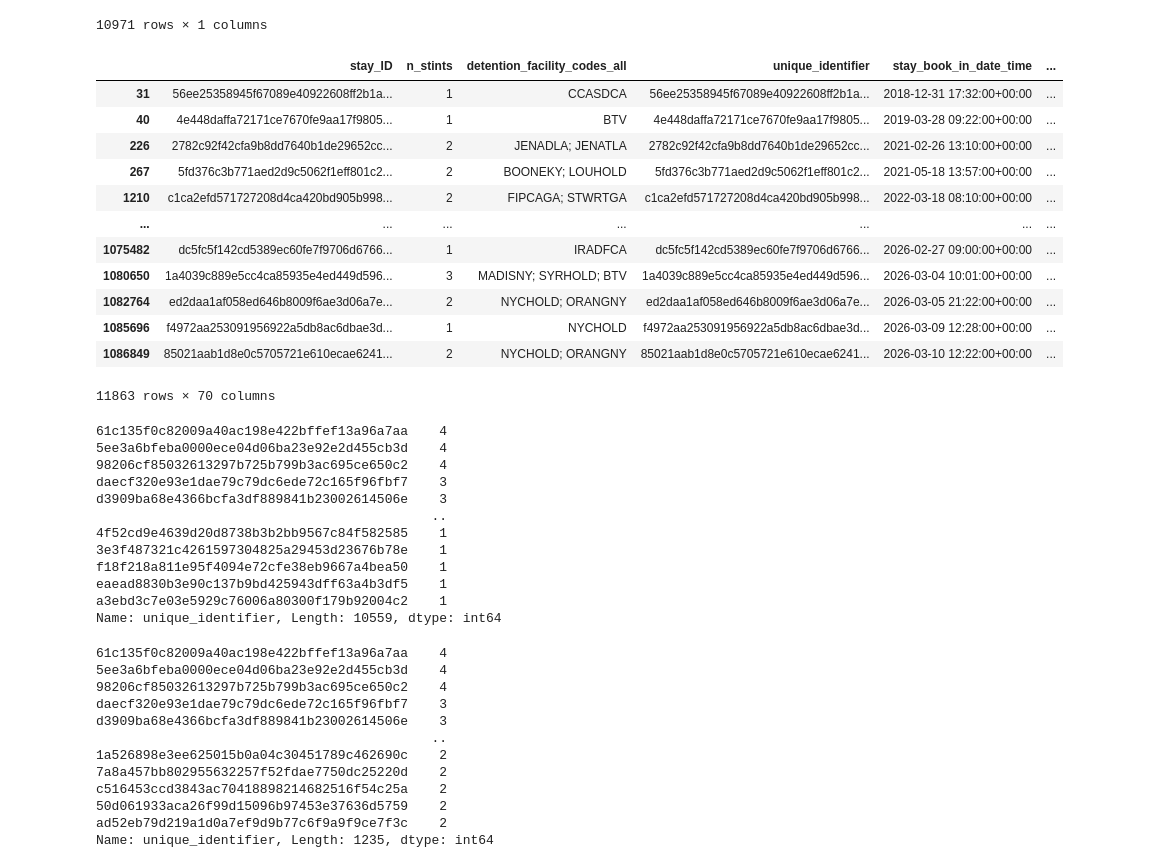
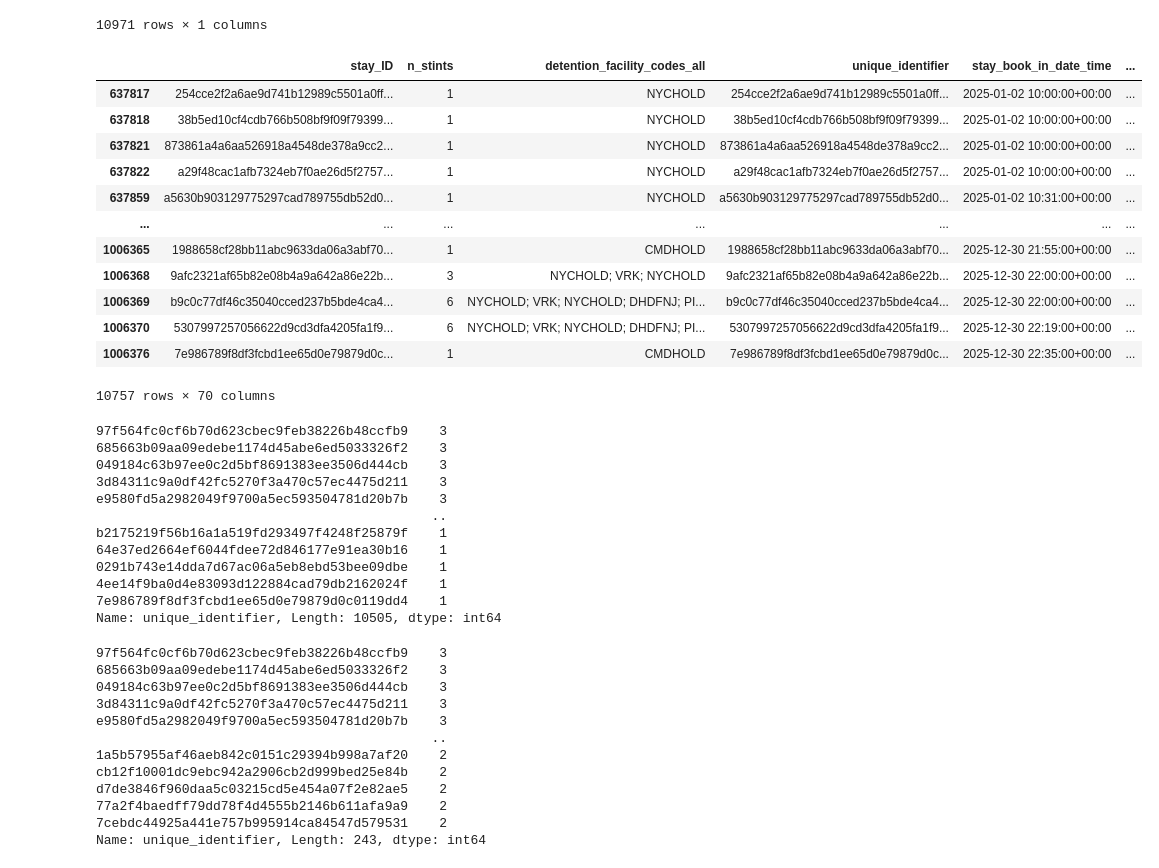
Before and after one commit to sajinashresthacoding/ICEpresense-CapitalRegion, a Jupyter notebook: ICE processed detentions.ipynb, the cells around one changed output. Saved outputs shown, nothing was run; the diff lists cells and outputs as text; code cells hidden in the pictures.

```diff
--- a/ICE processed detentions.ipynb
+++ b/ICE processed detentions.ipynb
@@ -71,19 +71,19 @@ dfArrestIDs
 # %%
 #Now to sue the arrests identifier to only pull the detentions for arrests made in ny
 
-filtered_detentions = df[df['unique_identifier'].isin(dfArrestIDs['unique_identifier'])]
+filtered_detentions = dfDetentions[dfDetentions['unique_identifier'].isin(dfArrestIDs['unique_identifier'])]
 filtered_detentions
 # %% [output]
 |  | stay_ID | n_stints | detention_facility_codes_all | unique_identifier | stay_book_in_date_time | ... |
-| 31 | 56ee25358945f67089e40922608ff2b1a... | 1 | CCASDCA | 56ee25358945f67089e40922608ff2b1a... | 2018-12-31 17:32:00+00:00 | ... |
-| 40 | 4e448daffa72171ce7670fe9aa17f9805... | 1 | BTV | 4e448daffa72171ce7670fe9aa17f9805... | 2019-03-28 09:22:00+00:00 | ... |
-| 226 | 2782c92f42cfa9b8dd7640b1de29652cc... | 2 | JENADLA; JENATLA | 2782c92f42cfa9b8dd7640b1de29652cc... | 2021-02-26 13:10:00+00:00 | ... |
-| 267 | 5fd376c3b771aed2d9c5062f1eff801c2... | 2 | BOONEKY; LOUHOLD | 5fd376c3b771aed2d9c5062f1eff801c2... | 2021-05-18 13:57:00+00:00 | ... |
-| 1210 | c1ca2efd571727208d4ca420bd905b998... | 2 | FIPCAGA; STWRTGA | c1ca2efd571727208d4ca420bd905b998... | 2022-03-18 08:10:00+00:00 | ... |
+| 637817 | 254cce2f2a6ae9d741b12989c5501a0ff... | 1 | NYCHOLD | 254cce2f2a6ae9d741b12989c5501a0ff... | 2025-01-02 10:00:00+00:00 | ... |
+| 637818 | 38b5ed10cf4cdb766b508bf9f09f79399... | 1 | NYCHOLD | 38b5ed10cf4cdb766b508bf9f09f79399... | 2025-01-02 10:00:00+00:00 | ... |
+| 637821 | 873861a4a6aa526918a4548de378a9cc2... | 1 | NYCHOLD | 873861a4a6aa526918a4548de378a9cc2... | 2025-01-02 10:00:00+00:00 | ... |
+| 637822 | a29f48cac1afb7324eb7f0ae26d5f2757... | 1 | NYCHOLD | a29f48cac1afb7324eb7f0ae26d5f2757... | 2025-01-02 10:00:00+00:00 | ... |
+| 637859 | a5630b903129775297cad789755db52d0... | 1 | NYCHOLD | a5630b903129775297cad789755db52d0... | 2025-01-02 10:31:00+00:00 | ... |
 | ... | ... | ... | ... | ... | ... | ... |
-| 1075482 | dc5fc5f142cd5389ec60fe7f9706d6766... | 1 | IRADFCA | dc5fc5f142cd5389ec60fe7f9706d6766... | 2026-02-27 09:00:00+00:00 | ... |
-| 1080650 | 1a4039c889e5cc4ca85935e4ed449d596... | 3 | MADISNY; SYRHOLD; BTV | 1a4039c889e5cc4ca85935e4ed449d596... | 2026-03-04 10:01:00+00:00 | ... |
-| 1082764 | ed2daa1af058ed646b8009f6ae3d06a7e... | 2 | NYCHOLD; ORANGNY | ed2daa1af058ed646b8009f6ae3d06a7e... | 2026-03-05 21:22:00+00:00 | ... |
-| 1085696 | f4972aa253091956922a5db8ac6dbae3d... | 1 | NYCHOLD | f4972aa253091956922a5db8ac6dbae3d... | 2026-03-09 12:28:00+00:00 | ... |
-| 1086849 | 85021aab1d8e0c5705721e610ecae6241... | 2 | NYCHOLD; ORANGNY | 85021aab1d8e0c5705721e610ecae6241... | 2026-03-10 12:22:00+00:00 | ... |
+| 1006365 | 1988658cf28bb11abc9633da06a3abf70... | 1 | CMDHOLD | 1988658cf28bb11abc9633da06a3abf70... | 2025-12-30 21:55:00+00:00 | ... |
+| 1006368 | 9afc2321af65b82e08b4a9a642a86e22b... | 3 | NYCHOLD; VRK; NYCHOLD | 9afc2321af65b82e08b4a9a642a86e22b... | 2025-12-30 22:00:00+00:00 | ... |
+| 1006369 | b9c0c77df46c35040cced237b5bde4ca4... | 6 | NYCHOLD; VRK; NYCHOLD; DHDFNJ; PI... | b9c0c77df46c35040cced237b5bde4ca4... | 2025-12-30 22:00:00+00:00 | ... |
+| 1006370 | 5307997257056622d9cd3dfa4205fa1f9... | 6 | NYCHOLD; VRK; NYCHOLD; DHDFNJ; PI... | 5307997257056622d9cd3dfa4205fa1f9... | 2025-12-30 22:19:00+00:00 | ... |
+| 1006376 | 7e986789f8df3fcbd1ee65d0e79879d0c... | 1 | CMDHOLD | 7e986789f8df3fcbd1ee65d0e79879d0c... | 2025-12-30 22:35:00+00:00 | ... |
-11863 rows × 70 columns
+10757 rows × 70 columns
@@ -91,31 +93,31 @@ filtered_detentions
 appear = filtered_detentions['unique_identifier'].value_counts()
 appear
 # %% [output]
-61c135f0c82009a40ac198e422bffef13a96a7aa    4
-5ee3a6bfeba0000ece04d06ba23e92e2d455cb3d    4
-98206cf85032613297b725b799b3ac695ce650c2    4
-daecf320e93e1dae79c79dc6ede72c165f96fbf7    3
-d3909ba68e4366bcfa3df889841b23002614506e    3
+97f564fc0cf6b70d623cbec9feb38226b48ccfb9    3
+685663b09aa09edebe1174d45abe6ed5033326f2    3
+049184c63b97ee0c2d5bf8691383ee3506d444cb    3
+3d84311c9a0df42fc5270f3a470c57ec4475d211    3
+e9580fd5a2982049f9700a5ec593504781d20b7b    3
                                            ..
-4f52cd9e4639d20d8738b3b2bb9567c84f582585    1
-3e3f487321c4261597304825a29453d23676b78e    1
-f18f218a811e95f4094e72cfe38eb9667a4bea50    1
-eaead8830b3e90c137b9bd425943dff63a4b3df5    1
-a3ebd3c7e03e5929c76006a80300f179b92004c2    1
-Name: unique_identifier, Length: 10559, dtype: int64
+b2175219f56b16a1a519fd293497f4248f25879f    1
+64e37ed2664ef6044fdee72d846177e91ea30b16    1
+0291b743e14dda7d67ac06a5eb8ebd53bee09dbe    1
+4ee14f9ba0d4e83093d122884cad79db2162024f    1
+7e986789f8df3fcbd1ee65d0e79879d0c0119dd4    1
+Name: unique_identifier, Length: 10505, dtype: int64
 # %%
 duplicates_only = appear[appear > 1]
 print(duplicates_only)
 # %% [output]
-61c135f0c82009a40ac198e422bffef13a96a7aa    4
-5ee3a6bfeba0000ece04d06ba23e92e2d455cb3d    4
-98206cf85032613297b725b799b3ac695ce650c2    4
-daecf320e93e1dae79c79dc6ede72c165f96fbf7    3
-d3909ba68e4366bcfa3df889841b23002614506e    3
+97f564fc0cf6b70d623cbec9feb38226b48ccfb9    3
+685663b09aa09edebe1174d45abe6ed5033326f2    3
+049184c63b97ee0c2d5bf8691383ee3506d444cb    3
+3d84311c9a0df42fc5270f3a470c57ec4475d211    3
+e9580fd5a2982049f9700a5ec593504781d20b7b    3
                                            ..
-1a526898e3ee625015b0a04c30451789c462690c    2
-7a8a457bb802955632257f52fdae7750dc25220d    2
-c516453ccd3843ac70418898214682516f54c25a    2
-50d061933aca26f99d15096b97453e37636d5759    2
-ad52eb79d219a1d0a7ef9d9b77c6f9a9f9ce7f3c    2
-Name: unique_identifier, Length: 1235, dtype: int64
+1a5b57955af46aeb842c0151c29394b998a7af20    2
+cb12f10001dc9ebc942a2906cb2d999bed25e84b    2
+d7de3846f960daa5c03215cd5e454a07f2e82ae5    2
+77a2f4baedff79dd78f4d4555b2146b611afa9a9    2
+7cebdc44925a441e757b995914ca84547d579531    2
+Name: unique_identifier, Length: 243, dtype: int64
```
Also changed, not shown: parts of 2 cells of this notebook.
